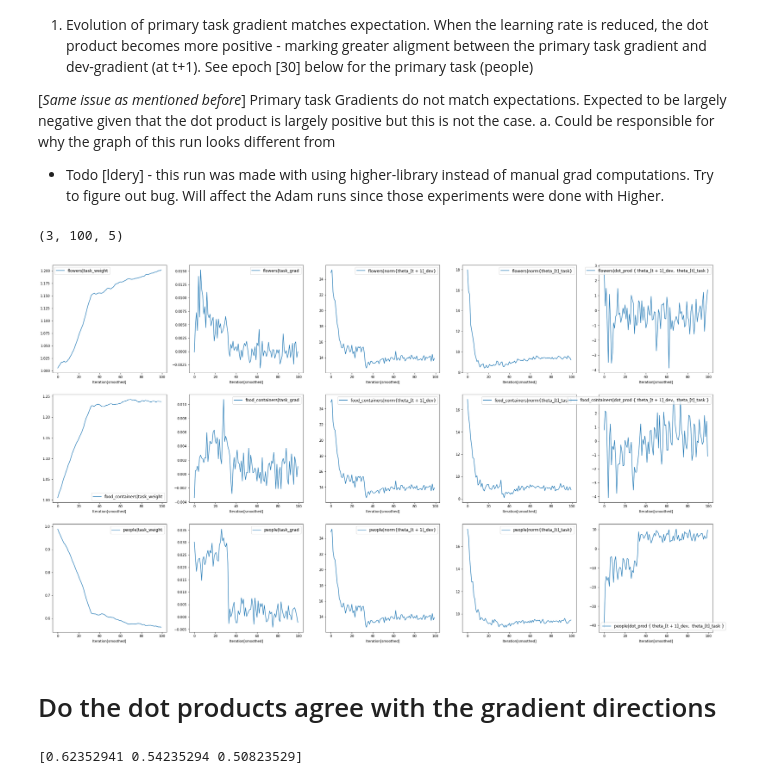
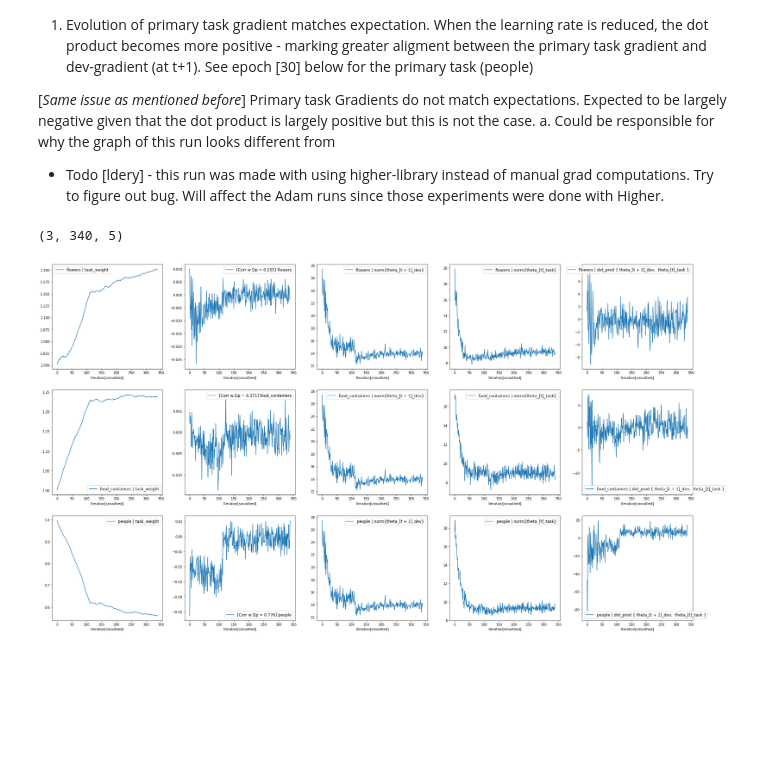
Before and after one commit to ldery/metalearning-for-multitask-pretraining, a Jupyter notebook: gradient_dotprod_viz.ipynb, the cells around one changed output. Drawn from its saved outputs; the diff is of its cells as text; code cells hidden in the pictures; blank space fills up the shorter version.

```diff
--- a/gradient_dotprod_viz.ipynb
+++ b/gradient_dotprod_viz.ipynb
@@ -8,11 +12,19 @@ import pickle as pkl
 # Auxiliary Tasks = {Flowers, Food_Containers} #
 # %%
 def plot(data, task_names):
-    keys = ['task_weight', 'task_grad', 'norm{theta_[t + 1]_dev}', 'norm{theta_[t]_task}', 'dot_prod { theta_[t + 1]_dev,  theta_[t]_task }']
+    keys = ['task_weight', ' - task_grad', 'norm{theta_[t + 1]_dev}', 'norm{theta_[t]_task}', 'dot_prod { theta_[t + 1]_dev,  theta_[t]_task }']
     fig, ax = plt.subplots(len(task_names), len(keys), figsize=(35, 20))
     for j in range(data.shape[0]):
         for idx, key in enumerate(keys):
-            ax[j][idx].plot(data[j, :, idx], label="{}|{}".format(task_names[j], key))
+            mul_fact = 1.0
+            label_ = "{} | {}".format(task_names[j], key)
+            if idx == 1:
+                mul_fact = -1.0
+                corr_ = np.corrcoef(-data[j, :, idx], data[j, :, -1])[0, 1]
+                label_ = "[Corr w Dp = {:.3f}] {}".format(corr_, key)
+            ax[j][idx].plot(mul_fact * data[j, :, idx], label=label_)
+            if idx == len(keys) - 1:
+                ax[j][idx].plot([0.0]*data.shape[1], color='red')
             ax[j][idx].legend(prop={'size': 12})
             ax[j][idx].set_xlabel('Iteration[smoothed]')
     plt.show()
@@ -70,16 +115,7 @@ Observations :
 
 * Todo [ldery] - this run was made with using higher-library instead of manual grad computations. Try to figure out bug. Will affect the Adam runs since those experiments were done with Higher.
 # %%
-vis_file("sgd_vis_tests/sgd.linear.sgd_lr.1e-1.lr.1e-1.wlr.5e-2_stepped_lr/meta_people/0/weight_stats.pkl", smooth_factor=17)
+vis_file("sgd_vis_tests/sgd.linear.sgd_lr.1e-1.lr.1e-1.wlr.5e-2_stepped_lr/meta_people/0/weight_stats.pkl", smooth_factor=5)
 # %% [output]
-(3, 100, 5)
+(3, 340, 5)
-[figure, old version]
+[figure, new version]
-# %% [markdown]
-# Do the dot products agree with the gradient directions #
-# %%
-prdxt = (-small_lr_np[:, :, 1] * small_lr_np[:, :, -1])
-mean_prdxt = (prdxt > 0).mean(axis=-1)
-# This should be equal to 1.0
-print(mean_prdxt)
-# %% [output]
-[0.62352941 0.54235294 0.50823529]
```
Also changed, not shown: parts of 12 cells of this notebook, 1 other file.
